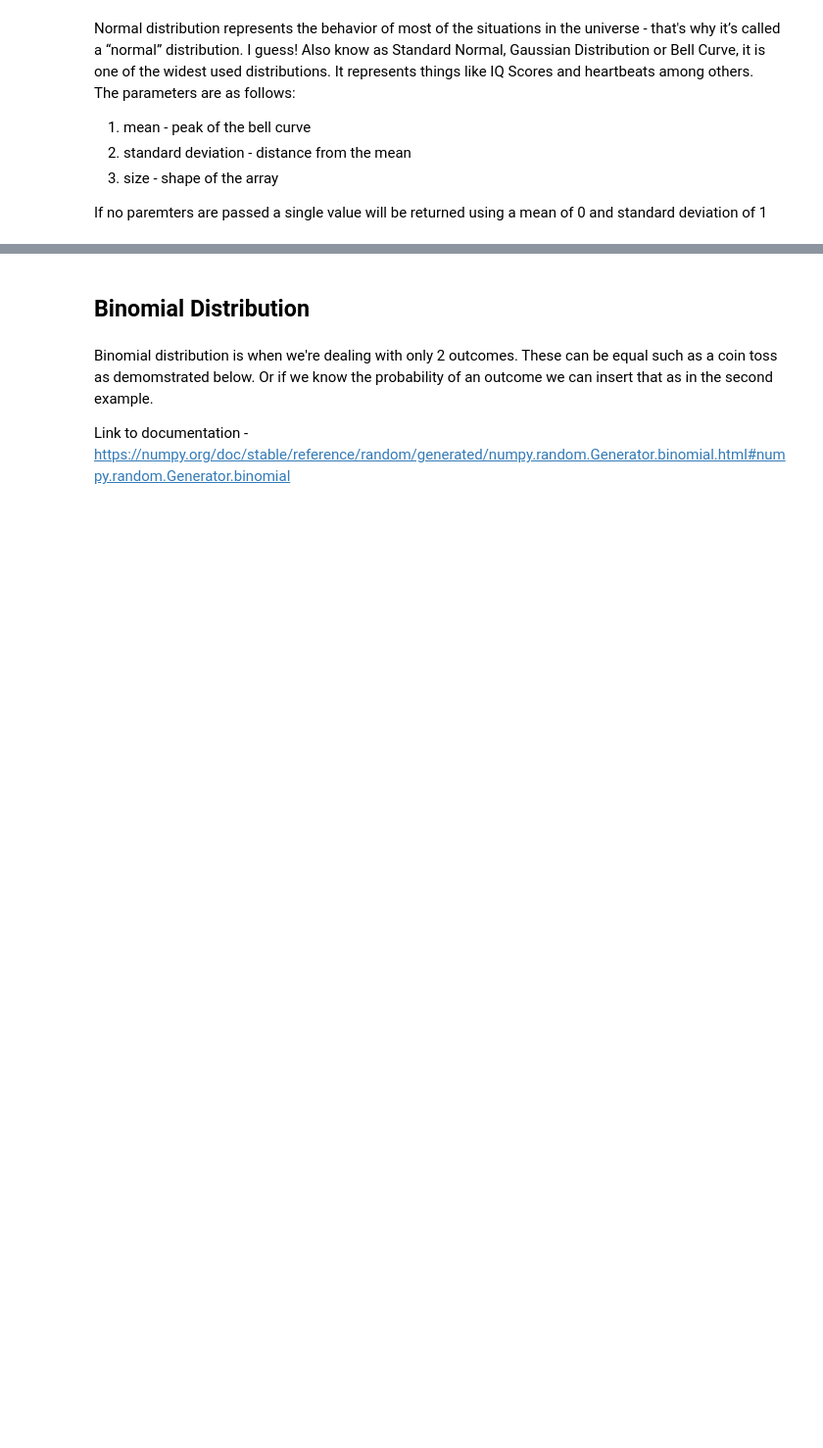
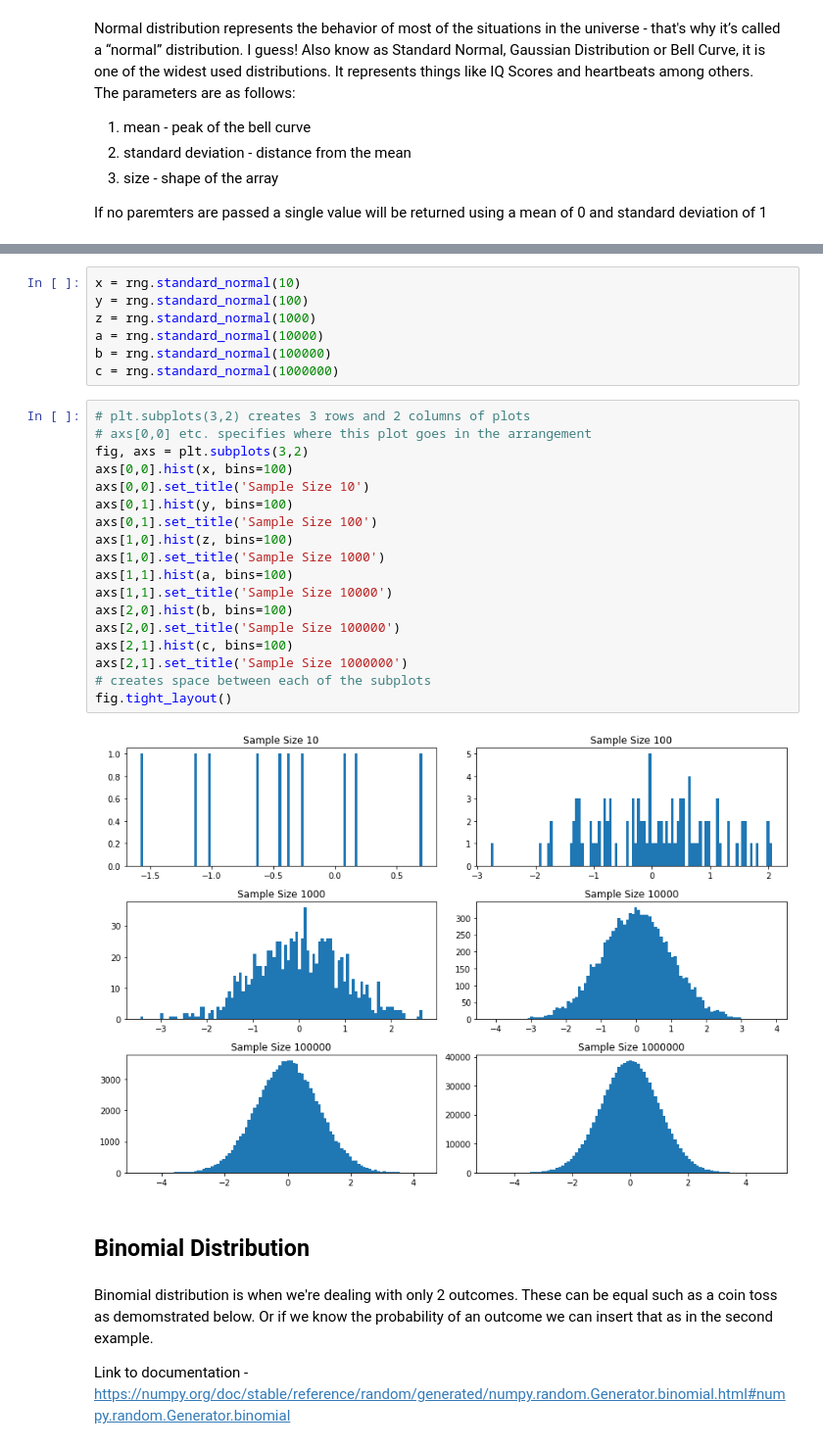
Before and after one commit to Caoimhinv/NumPy_Assignment, a Jupyter notebook: numpy.random.ipynb, the cells around one changed output, grey strips where cells are left out. Shown at 98% size. Saved outputs shown, nothing was run; the diff lists cells and outputs as text; blank space fills up the shorter version.

```diff
--- a/numpy.random.ipynb
+++ b/numpy.random.ipynb
@@ -353,3 +367,30 @@ plt.hist(z)
+# %%
+x = rng.standard_normal(10)
+y = rng.standard_normal(100)
+z = rng.standard_normal(1000)
+a = rng.standard_normal(10000)
+b = rng.standard_normal(100000)
+c = rng.standard_normal(1000000)
+# %%
+# plt.subplots(3,2) creates 3 rows and 2 columns of plots
+# axs[0,0] etc. specifies where this plot goes in the arrangement
+fig, axs = plt.subplots(3,2)
+axs[0,0].hist(x, bins=100)
+axs[0,0].set_title('Sample Size 10')
+axs[0,1].hist(y, bins=100)
+axs[0,1].set_title('Sample Size 100')
+axs[1,0].hist(z, bins=100)
+axs[1,0].set_title('Sample Size 1000')
+axs[1,1].hist(a, bins=100)
+axs[1,1].set_title('Sample Size 10000')
+axs[2,0].hist(b, bins=100)
+axs[2,0].set_title('Sample Size 100000')
+axs[2,1].hist(c, bins=100)
+axs[2,1].set_title('Sample Size 1000000')
+# creates space between each of the subplots
+fig.tight_layout()
+# %% [output]
+[figure, added]
 # %% [markdown]
 ## Binomial Distribution
 # %% [markdown]
```
Also changed, not shown: parts of 70 cells of this notebook.
